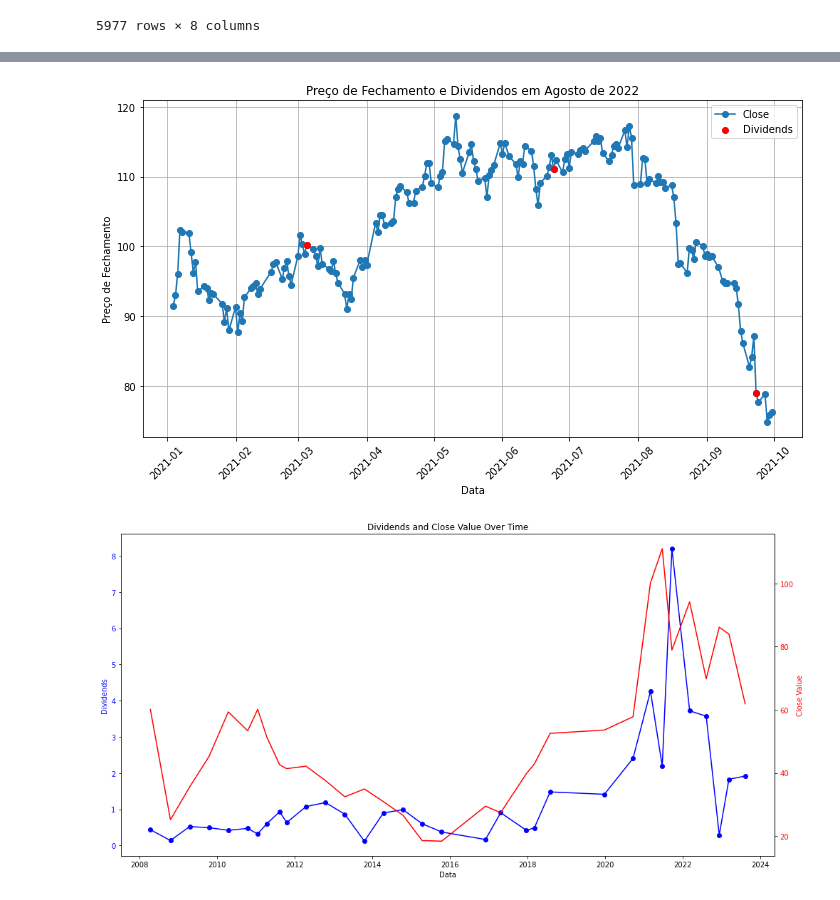
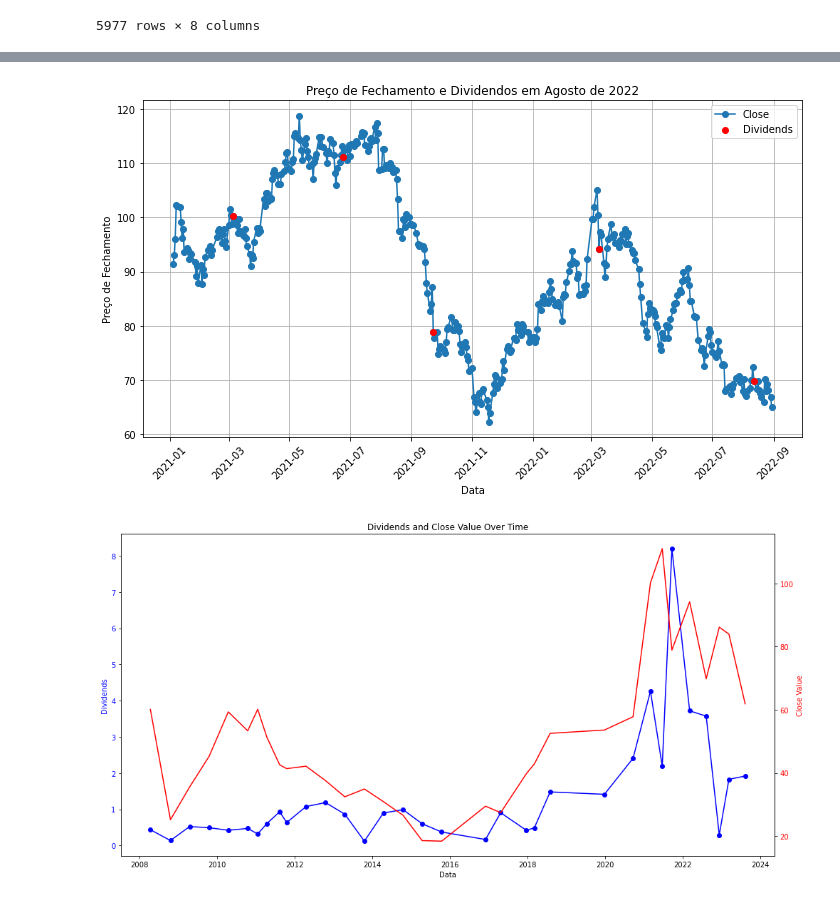
Before and after one commit to essington62/ML-StockAnalisys, a Jupyter notebook: vale3GettingData_v2.ipynb, the cells around one changed output, grey strips where cells are left out. Drawn from its saved outputs; the diff is of its cells as text; code cells hidden in the pictures.

```diff
--- a/vale3GettingData_v2.ipynb
+++ b/vale3GettingData_v2.ipynb
@@ -516,23 +530,24 @@ vale_div_jscp[vale_div_jscp['Date'] == '2023-08-11']
 # %%
 
 
 # Filtrando os dados para o período de agosto de 2022
-df_august_2022 = vale_div_jscp[(vale_div_jscp['Date'] >= '2021-01-01') & (vale_div_jscp['Date'] <= '2021-09-30')]
+df_august_2022 = vale_div_jscp[(vale_div_jscp['Date'] >= '2021-01-01') & (vale_div_jscp['Date'] <= '2022-08-30')]
+
 df_dividends = df_august_2022[df_august_2022['Dividends'] != 0]
 
 #
 # Plotando o gráfico de linha com duas linhas: 'Close' e 'Dividends'
 plt.figure(figsize=(10, 6))
 plt.plot(df_august_2022['Date'], df_august_2022['Close'], marker='o', linestyle='-', label='Close')
 plt.scatter(df_dividends['Date'], df_dividends['Close'], color='red', label='Dividends', zorder=5)
 plt.title('Preço de Fechamento e Dividendos em Agosto de 2022')
 plt.xlabel('Data')
 plt.ylabel('Preço de Fechamento')
 plt.xticks(rotation=45)
 plt.grid(True)
 plt.legend()
 plt.tight_layout()
 plt.show()
 # %% [output]
-[figure, old version]
+[figure, new version]
 # %%
```
Also changed, not shown: parts of 8 cells of this notebook.
